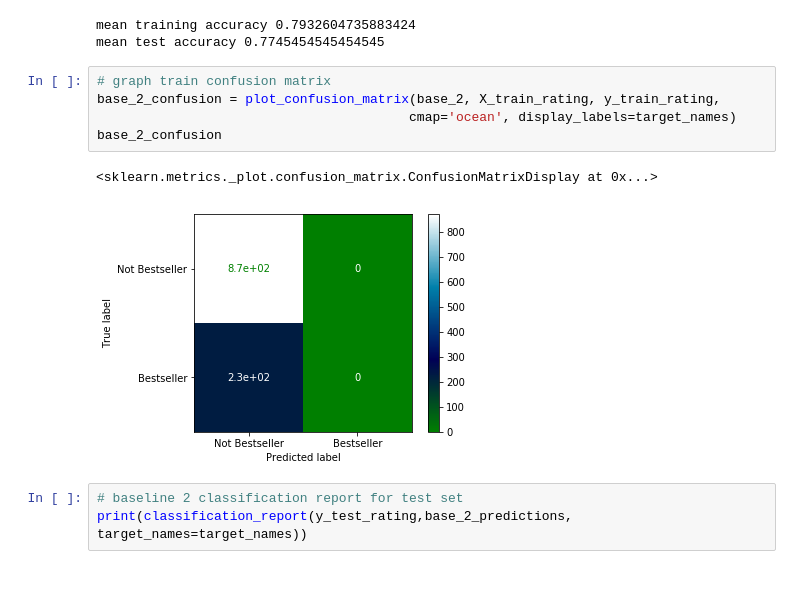
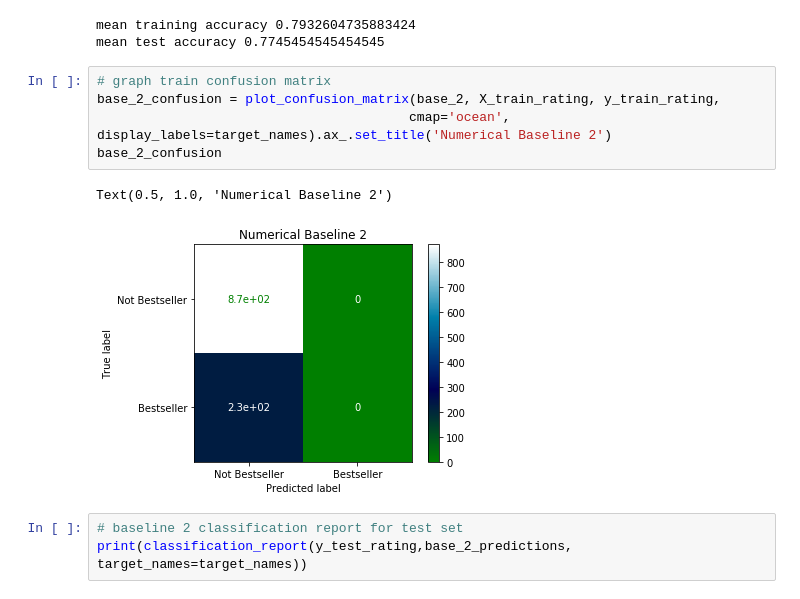
Before and after one commit to robillersomeone/NYT_bestsellers, a Jupyter notebook: initial_modeling-offline.ipynb, the cells around one changed output. Saved outputs shown, nothing was run; the diff lists cells and outputs as text.

```diff
--- a/initial_modeling-offline.ipynb
+++ b/initial_modeling-offline.ipynb
@@ -188,11 +187,11 @@ mean test accuracy 0.7745454545454545
 # %%
 # graph train confusion matrix
 base_2_confusion = plot_confusion_matrix(base_2, X_train_rating, y_train_rating,
-                                        cmap='ocean', display_labels=target_names)
+                                        cmap='ocean', display_labels=target_names).ax_.set_title('Numerical Baseline 2')
 base_2_confusion
 # %% [output]
-<sklearn.metrics._plot.confusion_matrix.ConfusionMatrixDisplay at 0x...>
+Text(0.5, 1.0, 'Numerical Baseline 2')
-[figure, old version]
+[figure, new version]
 # %%
 # baseline 2 classification report for test set
 print(classification_report(y_test_rating,base_2_predictions, target_names=target_names))
```
Also changed, not shown: parts of 19 cells of this notebook, 3 other files.
